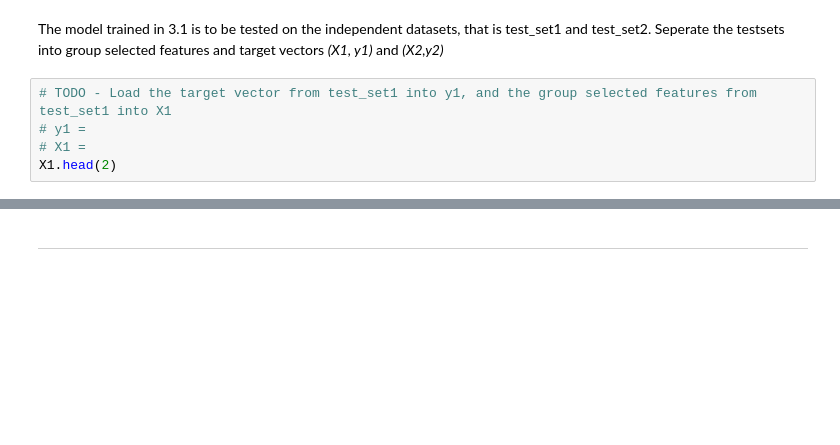
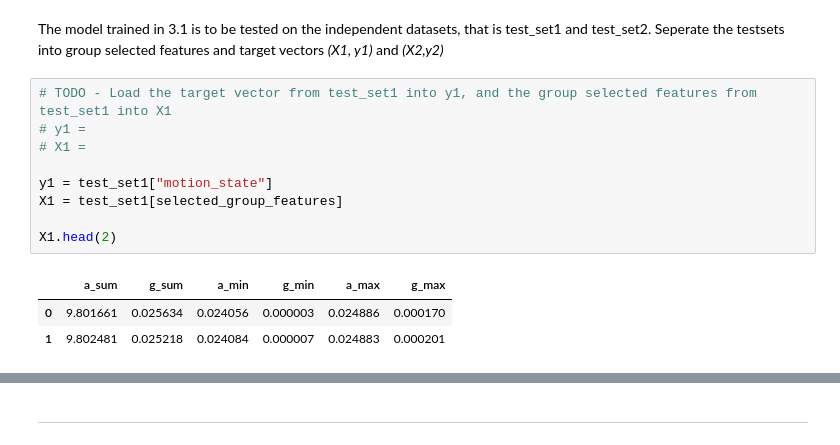
Before and after one commit to SaharYousefi92/engg680_2024_fall, a Jupyter notebook: Lab-Assignment4/MLApplications-VehicleMotionStateClassification.ipynb, the cells around one changed output, grey strips where cells are left out. Drawn from its saved outputs; the diff is of its cells as text; blank space fills up the shorter version.

```diff
--- a/Lab-Assignment4/MLApplications-VehicleMotionStateClassification.ipynb
+++ b/Lab-Assignment4/MLApplications-VehicleMotionStateClassification.ipynb
@@ -585,8 +767,16 @@ Seperate the testsets into group selected features and target vectors *(X1, y1)*
 # %%
 # TODO - Load the target vector from test_set1 into y1, and the group selected features from test_set1 into X1
 # y1 =
 # X1 =
+
+y1 = test_set1["motion_state"]
+X1 = test_set1[selected_group_features]
+
 X1.head(2)
+# %% [output]
+|  | a_sum | g_sum | a_min | g_min | a_max | g_max |
+| 0 | 9.801661 | 0.025634 | 0.024056 | 0.000003 | 0.024886 | 0.000170 |
+| 1 | 9.802481 | 0.025218 | 0.024084 | 0.000007 | 0.024883 | 0.000201 |
 # %%
 # TODO - Load the target vector from test_set2 into y2, and the group selected features from test_set2 into X2
 # y2 =
```
Also changed, not shown: parts of 40 cells of this notebook.
